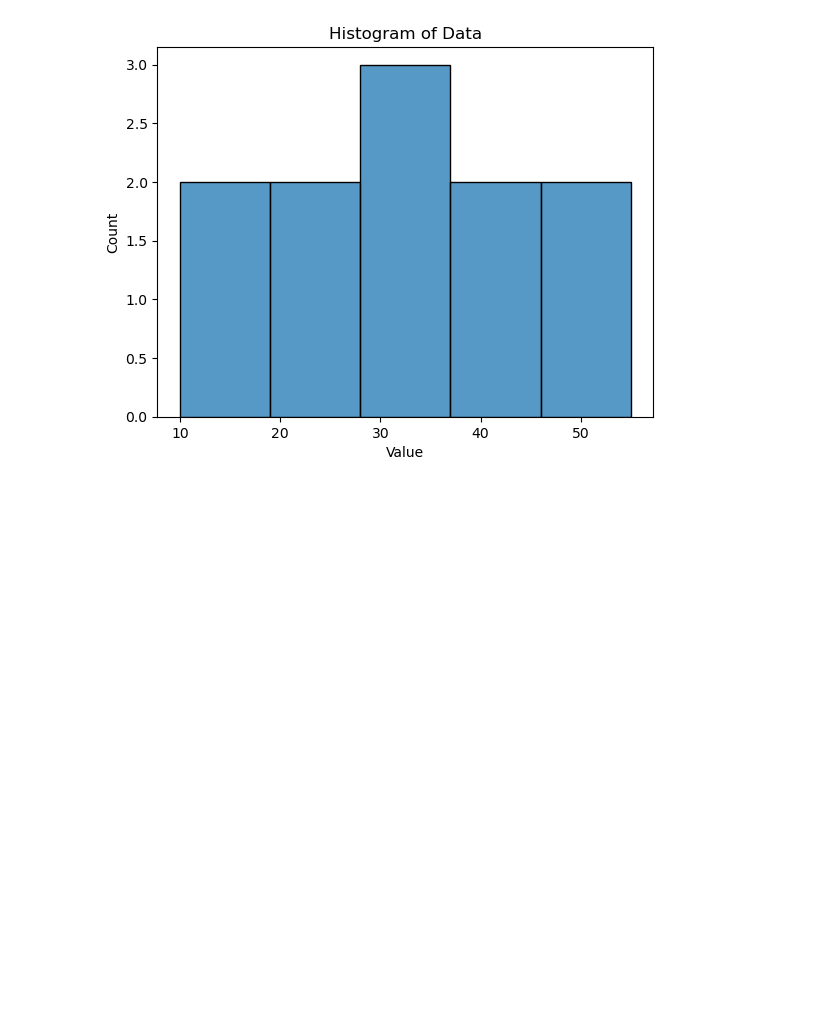
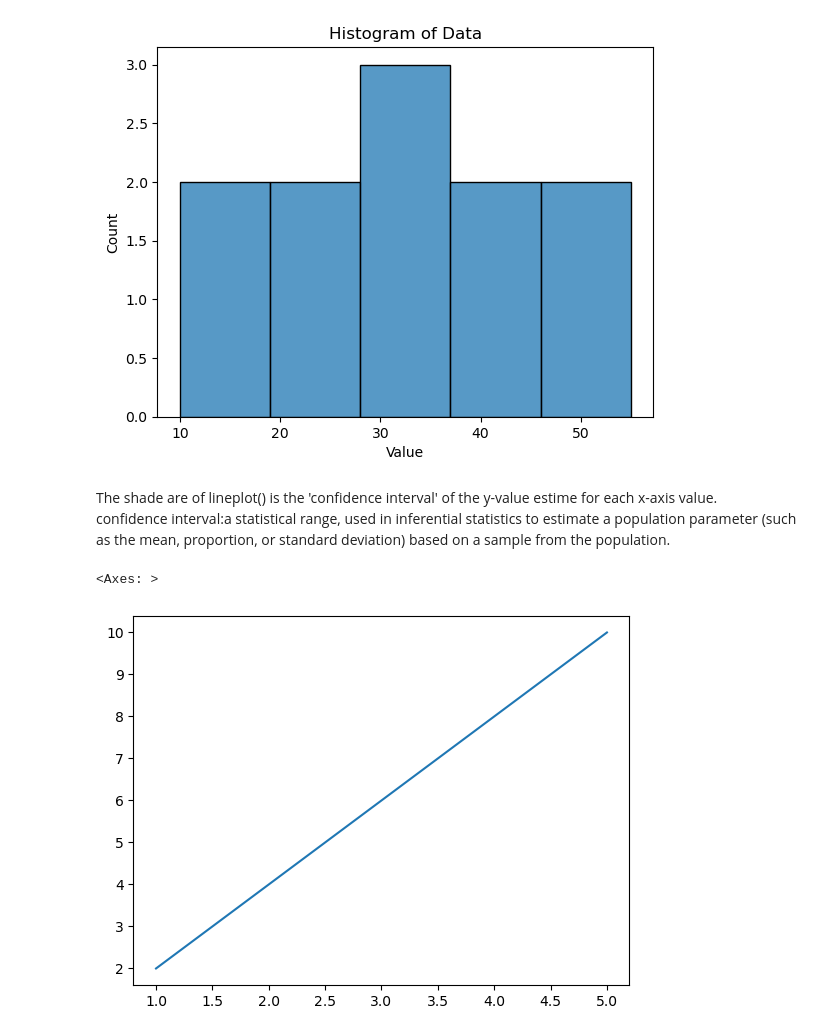
Before and after one commit to ZhiyaoShu/Python-practics, a Jupyter notebook: quizes/Error-records-1.ipynb, the cells around one changed output. Saved outputs shown, nothing was run; the diff lists cells and outputs as text; code cells hidden in the pictures; blank space fills up the shorter version.

```diff
--- a/quizes/Error-records-1.ipynb
+++ b/quizes/Error-records-1.ipynb
@@ -321,3 +321,13 @@ plt.xlabel('Value')
 plt.show()
 # %% [output]
 [figure]
+# %% [markdown]
+The shade are of lineplot() is the 'confidence interval' of the y-value estime for each x-axis value.<br>
+ confidence interval:a statistical range, used in inferential statistics to estimate a population parameter (such as the mean, proportion, or standard deviation) based on a sample from the population.
+# %%
+x=[1,2,3,4,5]
+y=[2,4,6,8,10]
+sns.lineplot(x=x, y=y)
+# %% [output]
+<Axes: >
+[figure, added]
```
Also changed, not shown: parts of 4 cells of this notebook, 5 other files.
